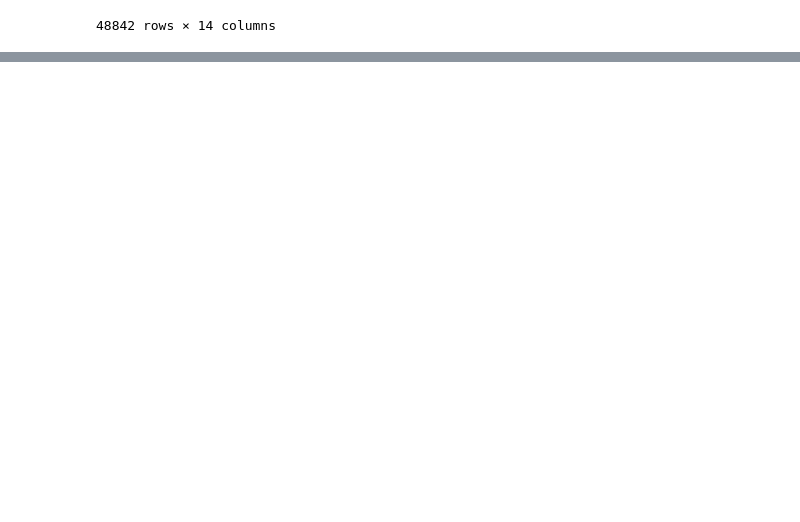
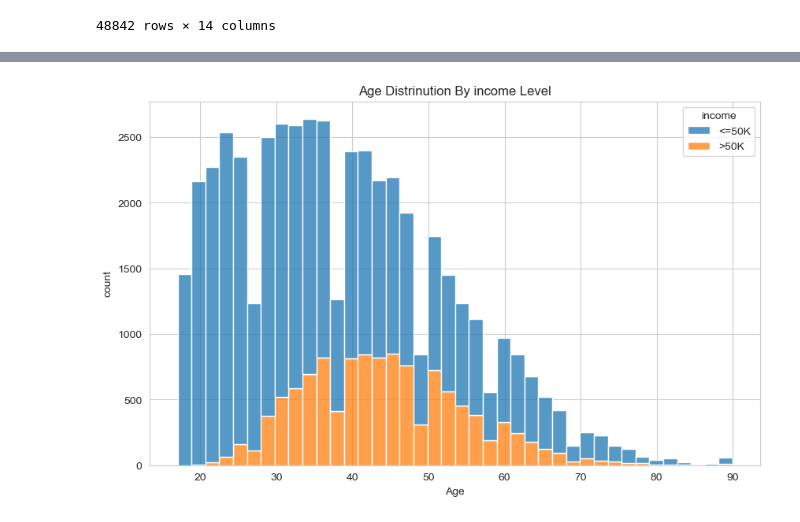
Before and after one commit to Devzane/CareerX-project, a Jupyter notebook: Untitled.ipynb, the cells around one changed output, grey strips where cells are left out. Saved outputs shown, nothing was run; the diff lists cells and outputs as text; code cells hidden in the pictures; blank space fills up the shorter version.

Commit message:
Exploratory data analysis done with 5 insights

```diff
--- a/Untitled.ipynb
+++ b/Untitled.ipynb
@@ -233,0 +238,10 @@ income_data
+# %%
+#visualizing the distribution of income by Age
+plt.figure(figsize= (10, 6))
+sns.histplot(data = income_data, x = 'age', hue = 'income', multiple = 'stack', bins = 40)
+plt.title('Age Distrinution By income Level')
+plt.xlabel("Age")
+plt.ylabel("count")
+plt.show()
+# %% [output]
+[figure, added]
```
Also changed, not shown: parts of 15 cells of this notebook.
